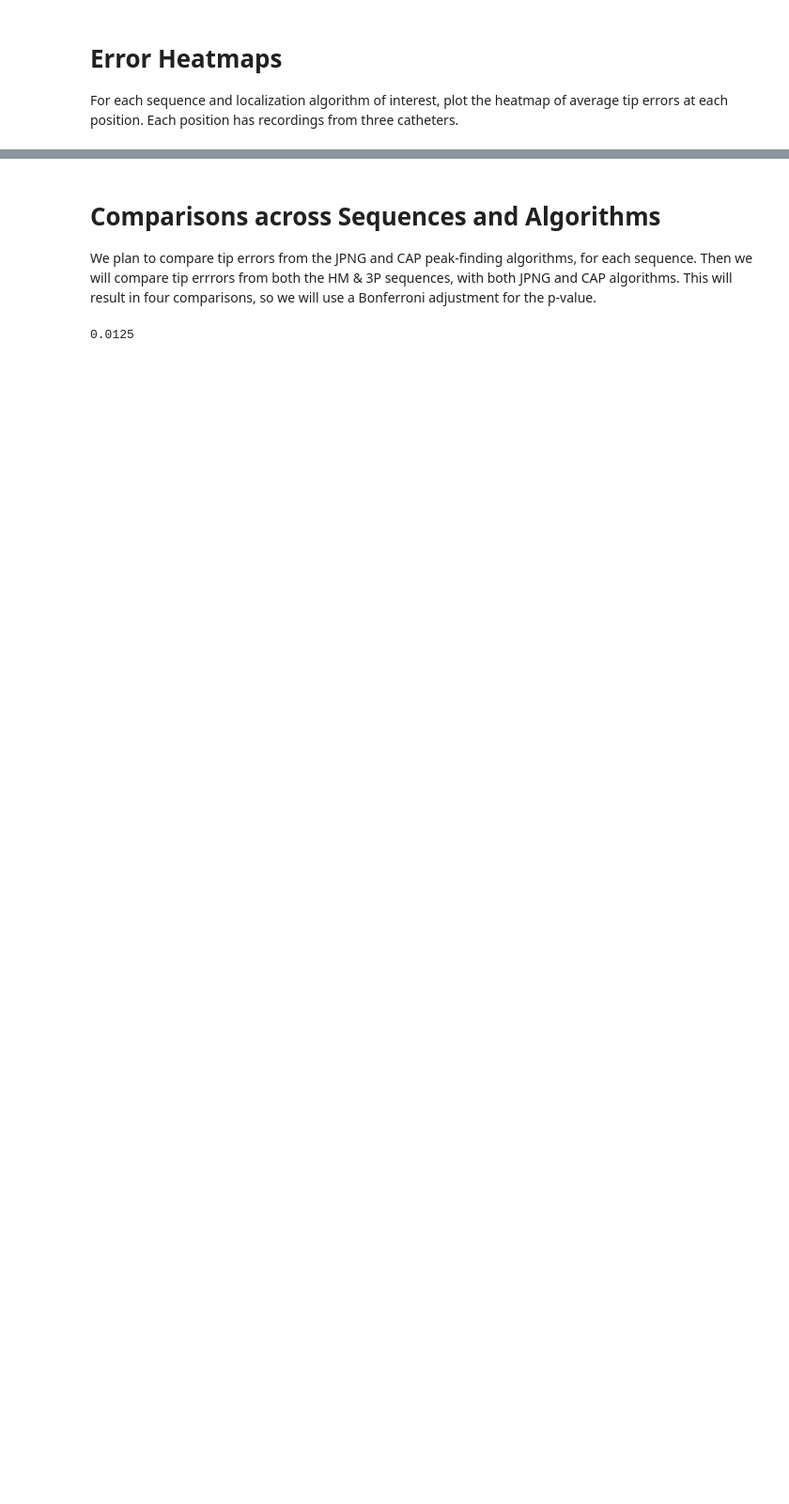
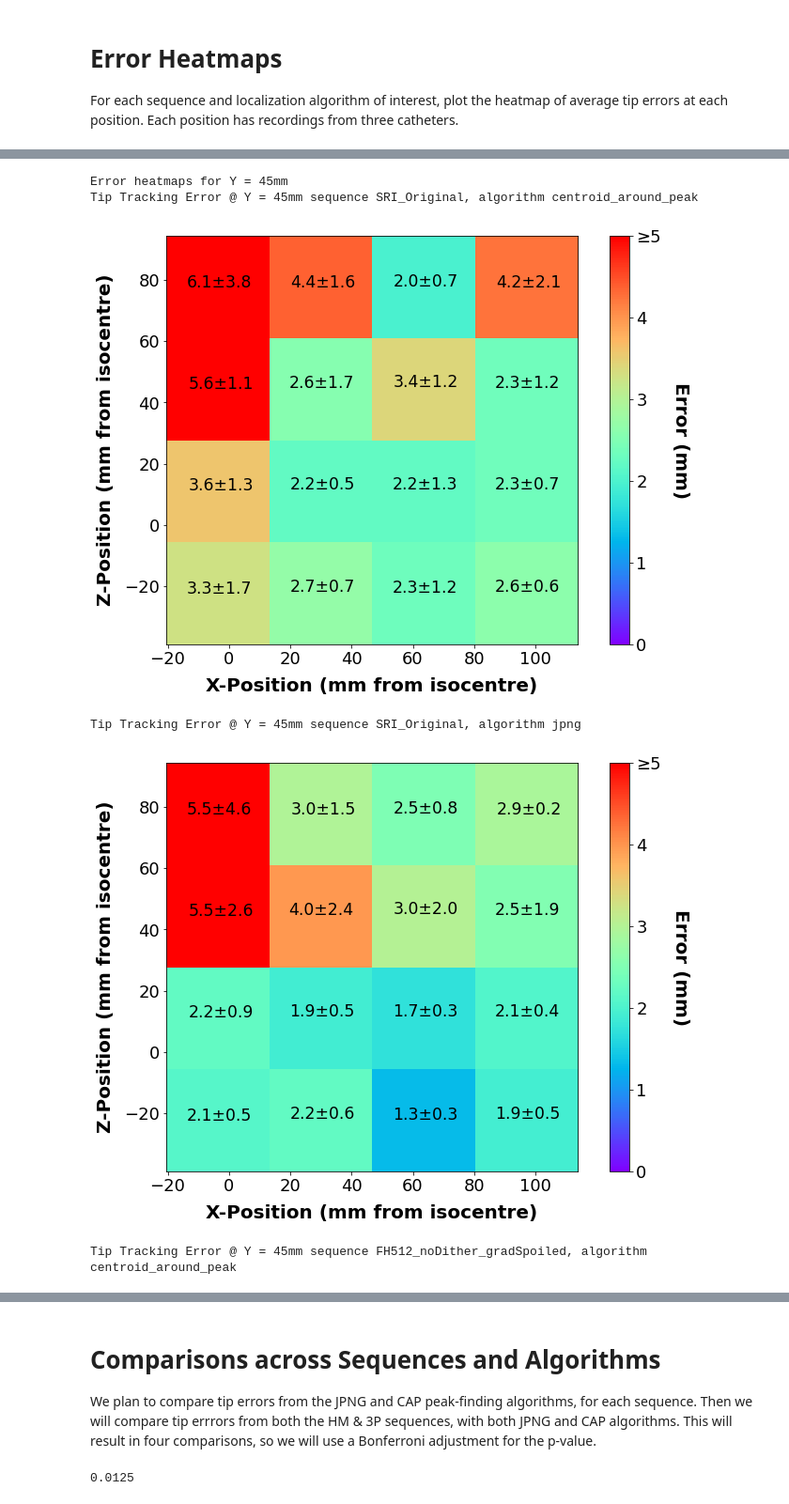
Before and after one commit to WrightGroupSRI/mr-tracking-analysis, a Jupyter notebook: Static_Tracking/static_tracking_heatmaps.ipynb, the cells around one changed output, grey strips where cells are left out. Shown at 94% size. Saved outputs shown, nothing was run; the diff lists cells and outputs as text; code cells hidden in the pictures; blank space fills up the shorter version.

```diff
--- a/Static_Tracking/static_tracking_heatmaps.ipynb
+++ b/Static_Tracking/static_tracking_heatmaps.ipynb
@@ -188,0 +210,2 @@ Tip Tracking Error @ Y = 20mm sequence SRI_Original, algorithm jpng
+# %%
+test_sub = agg_df[(agg_df['Y_Loc']=='Y0') & (agg_df['Sequence']=='SRI_Original') & (agg_df['Algorithm']=='jpng')].groupby('Grid_Loc',as_index=False)
@@ -188,0 +246,2 @@ Tip Tracking Error @ Y = 20mm sequence SRI_Original, algorithm jpng
+# %%
+bias_grid = test_sub.apply(lambda x: np.mean(np.concatenate(x['Biases_Crop'].values, axis=None)))
@@ -188,0 +283,58 @@ Tip Tracking Error @ Y = 20mm sequence SRI_Original, algorithm jpng
+# %%
+for yloc in y_locations:
+    print(f'Error heatmaps for {yloc.description}')
+    for seq in sequences:
+        for alg in algorithms:
+            main_path = main_paths[yloc.in_suffix]
+            sub_df = agg_df[(agg_df['Y_Loc']==yloc.in_suffix) & (agg_df['Sequence']==seq) & (agg_df['Algorithm']==alg)]
+            # sub_df has all grid locations for all catheters for this combination of Y loc, sequence & algorithm
+            # average the errors and GT_X,GT_Z for all catheters for each grid location
+            grid_group_df = sub_df.groupby('Grid_Loc',as_index=False)
+            # Mean bias and stdev by grid location using the cropped bias list
+            bias_grid = grid_group_df.apply(lambda x: np.mean(np.concatenate(x['Biases_Crop'].values, axis=None)))
+            stddev_grid = grid_group_df.apply(lambda x: np.std(np.concatenate(x['Biases_Crop'].values, axis=None)))
+            gt_x = grid_group_df.mean()['GT_X'].values
+            gt_z = grid_group_df.mean()['GT_Z'].values
+
+            my_data = np.array([gt_x, gt_z, bias_grid.values]).T # reshaping from original code
+            X = my_data[:, 0]
+            Y = my_data[:, 1]
+            biases = my_data[:, 2]
+
+            # We'll plot the error along X & Z (where Z will be plotted on the Y-axis)
+            heatmap = static_utils.nonuniform_imshow(gt_x, gt_z, bias_grid.values, stddev_grid.values, numeric=True)
+            # Below is the original method:
+            # heatmap = static_utils.nonuniform_imshow(X, Y, biases, stddev_grid.values, numeric=True)
+
+            plt.gca().invert_yaxis()
+            plt.xlabel('X-Position (mm from isocentre)', fontsize = 20, fontweight = 'bold', labelpad = 10)
+            plt.ylabel('Z-Position (mm from isocentre)', fontsize = 20, fontweight = 'bold', labelpad = 10)
+            plt.xticks(fontsize = 18)
+            plt.yticks(fontsize = 18)
+            print('Tip Tracking Error @ {2} sequence {0}, algorithm {1}'.format(seq, alg, yloc.description))
+            cbar = plt.colorbar(heatmap)
+            cbar.ax.set_yticklabels(['0', '1', '2', '3', '4', '\u2265' + '5'])
+            cbar.ax.get_yaxis().labelpad = 30
+            cbar.ax.tick_params(labelsize = 18)
+            cbar.ax.set_ylabel('Error (mm)', rotation = 270, fontsize = 20, fontweight = 'bold')
+
+            if not os.path.isdir('{0}'.format(heatmap_paths[yloc.in_suffix])):
+                os.makedirs('{0}'.format(heatmap_paths[yloc.in_suffix]))
+
+            plt.savefig('{0}{1}_{2}_crop_heatmap.png'.format(heatmap_paths[yloc.in_suffix], seq, alg), dpi=300)
+            plt.show()
+            # Below we save the tip errors from each catheter to hdf5 format
+            #h5out = '{0}{3}_{1}_{2}.h5'.format(error_path, seq, alg, yloc.in_suffix)
+            #with h5py.File(h5out, 'w', libver='latest') as f:
+            #    print("Saving error data from each catheter to: " + h5out)
+            #    for k, v in path_dct.items():
+            #        expmt = pathlib.PurePath(k).parts[-1]
+            #        name = 'static_err_' + seq + '_' + alg + '_' + expmt
+            #        f.create_dataset(name, data=v[0])
+# %% [output]
+Error heatmaps for Y = 45mm
+Tip Tracking Error @ Y = 45mm sequence SRI_Original, algorithm centroid_around_peak
+[figure, added]
+Tip Tracking Error @ Y = 45mm sequence SRI_Original, algorithm jpng
+[figure, added]
+Tip Tracking Error @ Y = 45mm sequence FH512_noDither_gradSpoiled, algorithm centroid_around_peak
```
Also changed, not shown: parts of 27 cells of this notebook, 1 other file.
